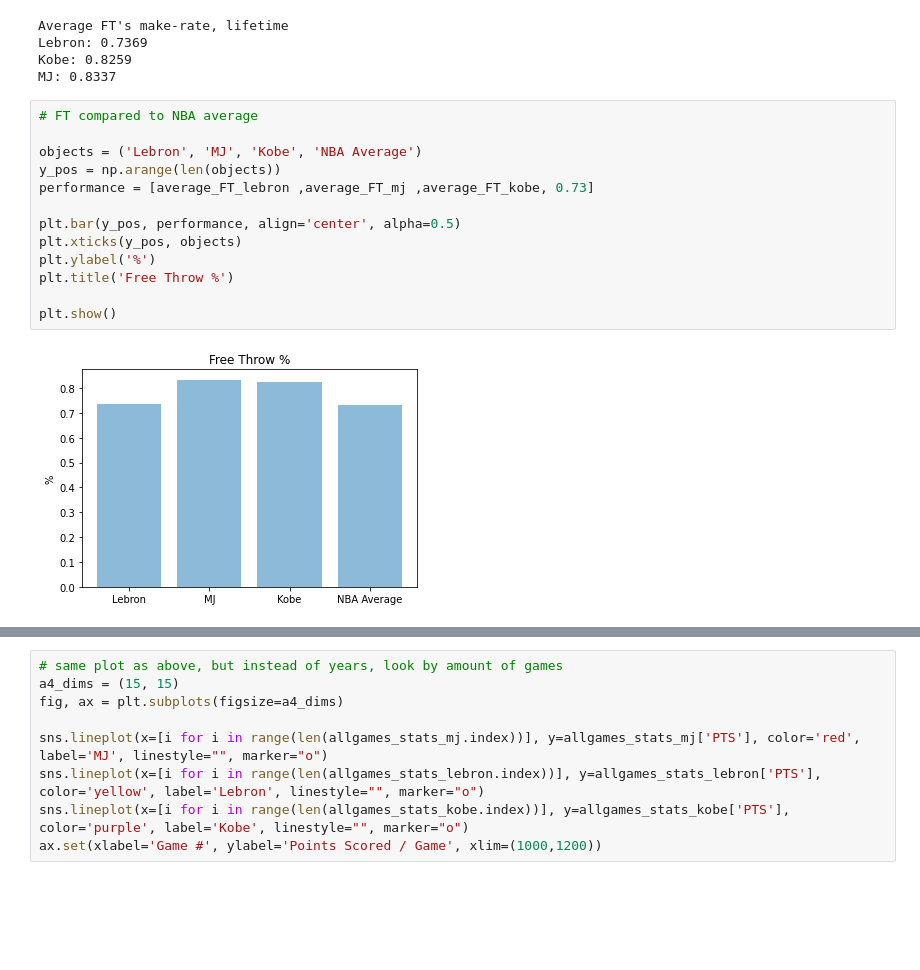
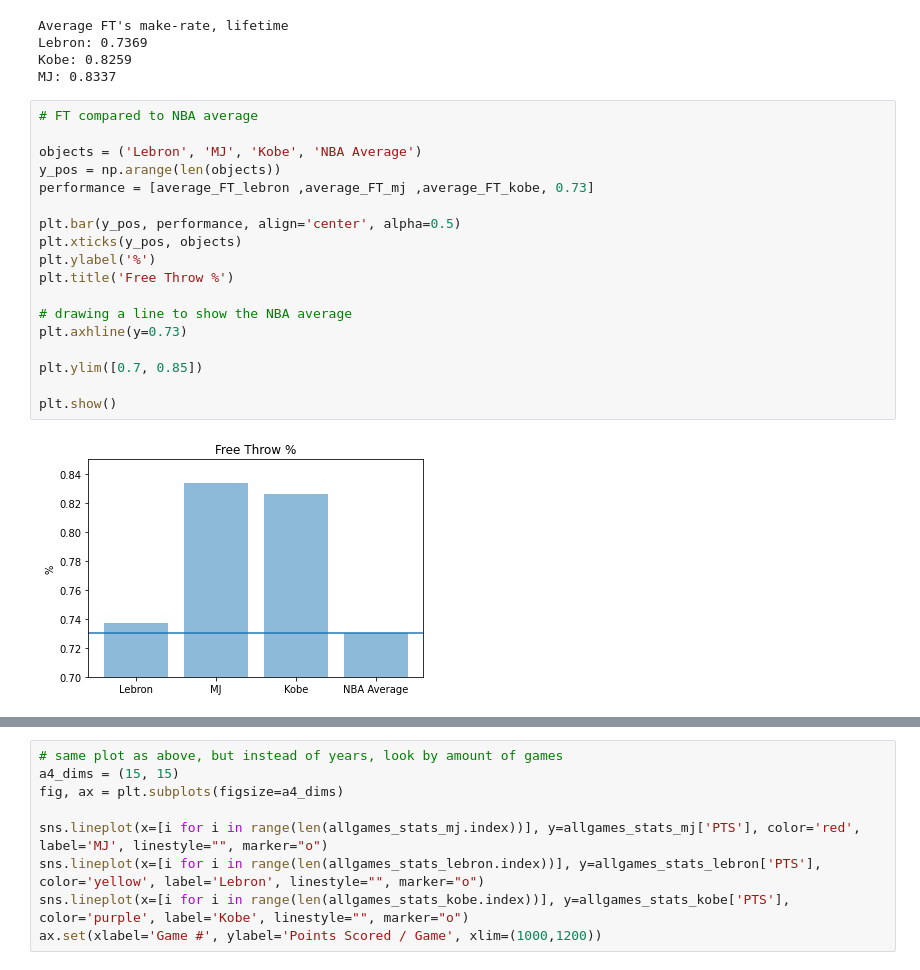
Before and after one commit to louisbemberg/machine-learning-workshop, a Jupyter notebook: 03_basketball_statistics/louis_stats/basketball_goat_louis.ipynb, the cells around one changed output, grey strips where cells are left out. Saved outputs shown, nothing was run; the diff lists cells and outputs as text; blank space fills up the shorter version.

```diff
--- a/03_basketball_statistics/louis_stats/basketball_goat_louis.ipynb
+++ b/03_basketball_statistics/louis_stats/basketball_goat_louis.ipynb
@@ -122,16 +124,21 @@ MJ: 0.8337
 # %%
 # FT compared to NBA average
 
 objects = ('Lebron', 'MJ', 'Kobe', 'NBA Average')
 y_pos = np.arange(len(objects))
 performance = [average_FT_lebron ,average_FT_mj ,average_FT_kobe, 0.73]
 
 plt.bar(y_pos, performance, align='center', alpha=0.5)
 plt.xticks(y_pos, objects)
 plt.ylabel('%')
 plt.title('Free Throw %')
 
+# drawing a line to show the NBA average
+plt.axhline(y=0.73)
+
+plt.ylim([0.7, 0.85])
+
 plt.show()
 # %% [output]
-[figure, old version]
+[figure, new version]
 # %%
```
Also changed, not shown: parts of 5 cells of this notebook, 1 other file.
